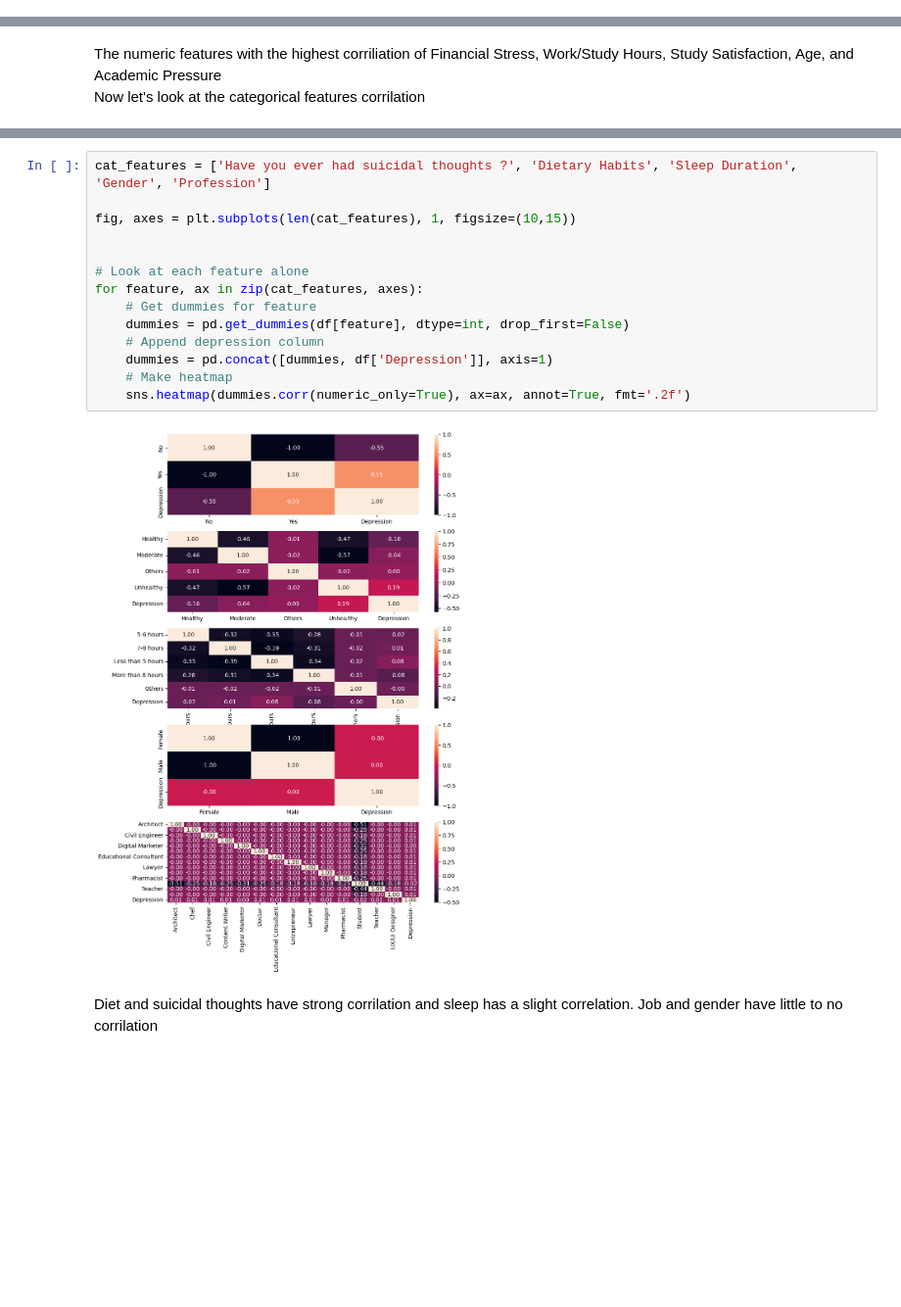
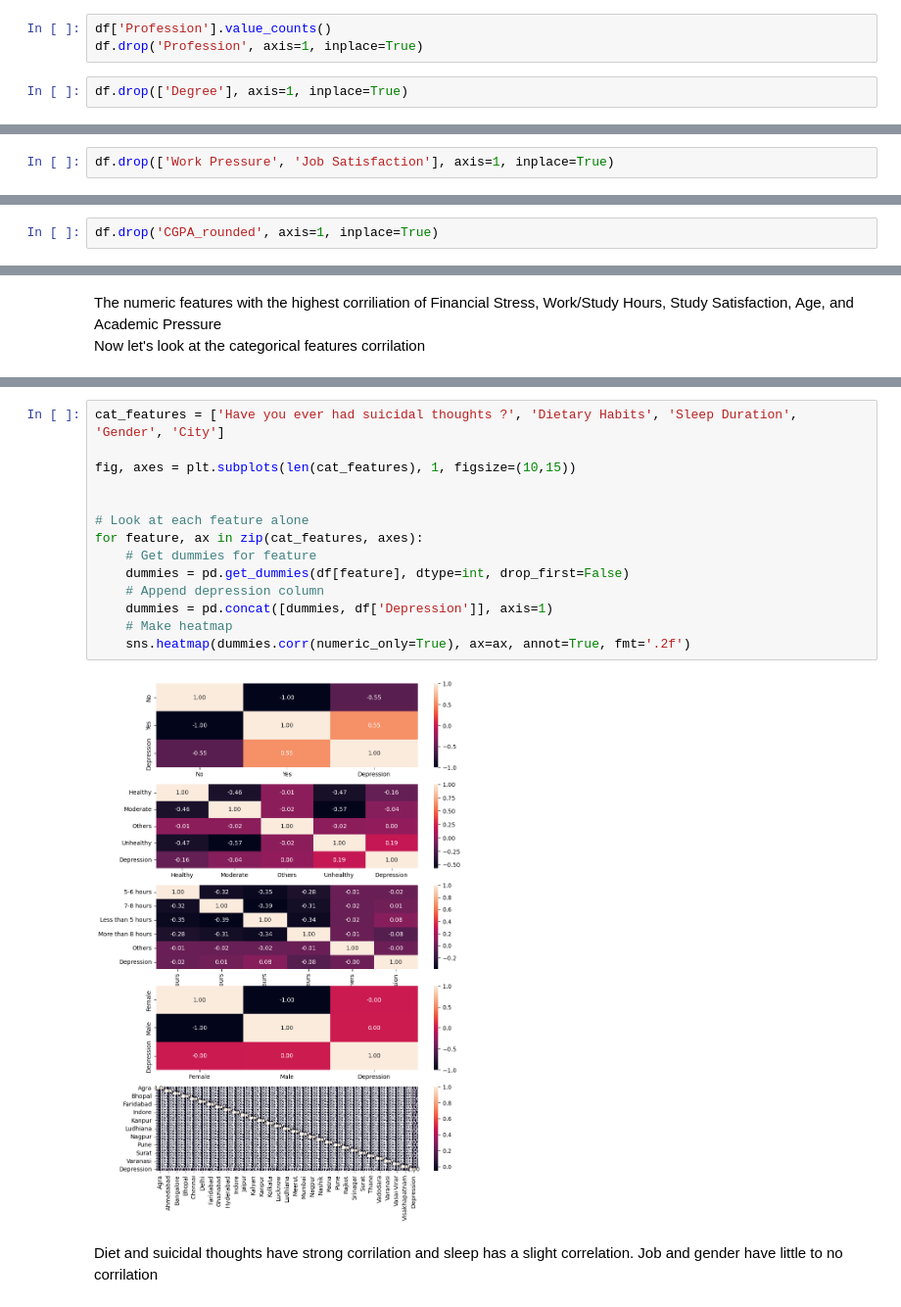
Before and after one commit to mishamickevicius/ML-Projects, a Jupyter notebook: Student Depression/student-depression-eda.ipynb, the cells around one changed output, grey strips where cells are left out. Shown at 98% size. Saved outputs shown, nothing was run; the diff lists cells and outputs as text; blank space fills up the shorter version.

```diff
--- a/Student Depression/student-depression-eda.ipynb
+++ b/Student Depression/student-depression-eda.ipynb
@@ -57,0 +89,5 @@ df = df[~df['id'].isin(ids_to_drop)]
+# %%
+df['Profession'].value_counts()
+df.drop('Profession', axis=1, inplace=True)
+# %%
+df.drop(['Degree'], axis=1, inplace=True)
@@ -58,3 +112,5 @@ df = df[~df['id'].isin(ids_to_drop)]
+# %%
+df.drop(['Work Pressure', 'Job Satisfaction'], axis=1, inplace=True)
 # %% [markdown]
 #### 1. Does having higher grades lead to depression?
 # %%
@@ -87,5 +143,7 @@ In CGPA Group 10, 56.43% of students are depressed
 # %% [markdown]
 From groups 5-9 there is an upword trend in depressed students, but with group 10 students are less depressed.
+# %%
+df.drop('CGPA_rounded', axis=1, inplace=True)
 # %% [markdown]
 #### 2. Does family history lead determine childs mental health?
 # %%
@@ -176,19 +237,19 @@ memory usage: 4.3+ MB
 # %%
-cat_features = ['Have you ever had suicidal thoughts ?', 'Dietary Habits', 'Sleep Duration', 'Gender', 'Profession']
+cat_features = ['Have you ever had suicidal thoughts ?', 'Dietary Habits', 'Sleep Duration', 'Gender', 'City']
 
 fig, axes = plt.subplots(len(cat_features), 1, figsize=(10,15))
 
 
 # Look at each feature alone
 for feature, ax in zip(cat_features, axes):
     # Get dummies for feature
     dummies = pd.get_dummies(df[feature], dtype=int, drop_first=False)
     # Append depression column
     dummies = pd.concat([dummies, df['Depression']], axis=1)
     # Make heatmap
     sns.heatmap(dummies.corr(numeric_only=True), ax=ax, annot=True, fmt='.2f')
 # %% [output]
-[figure, old version]
+[figure, new version]
 # %% [markdown]
 Diet and suicidal thoughts have strong corrilation and sleep has a slight correlation. Job and gender have little to no corrilation
 # %% [markdown]
```
Also changed, not shown: parts of 53 cells of this notebook.
